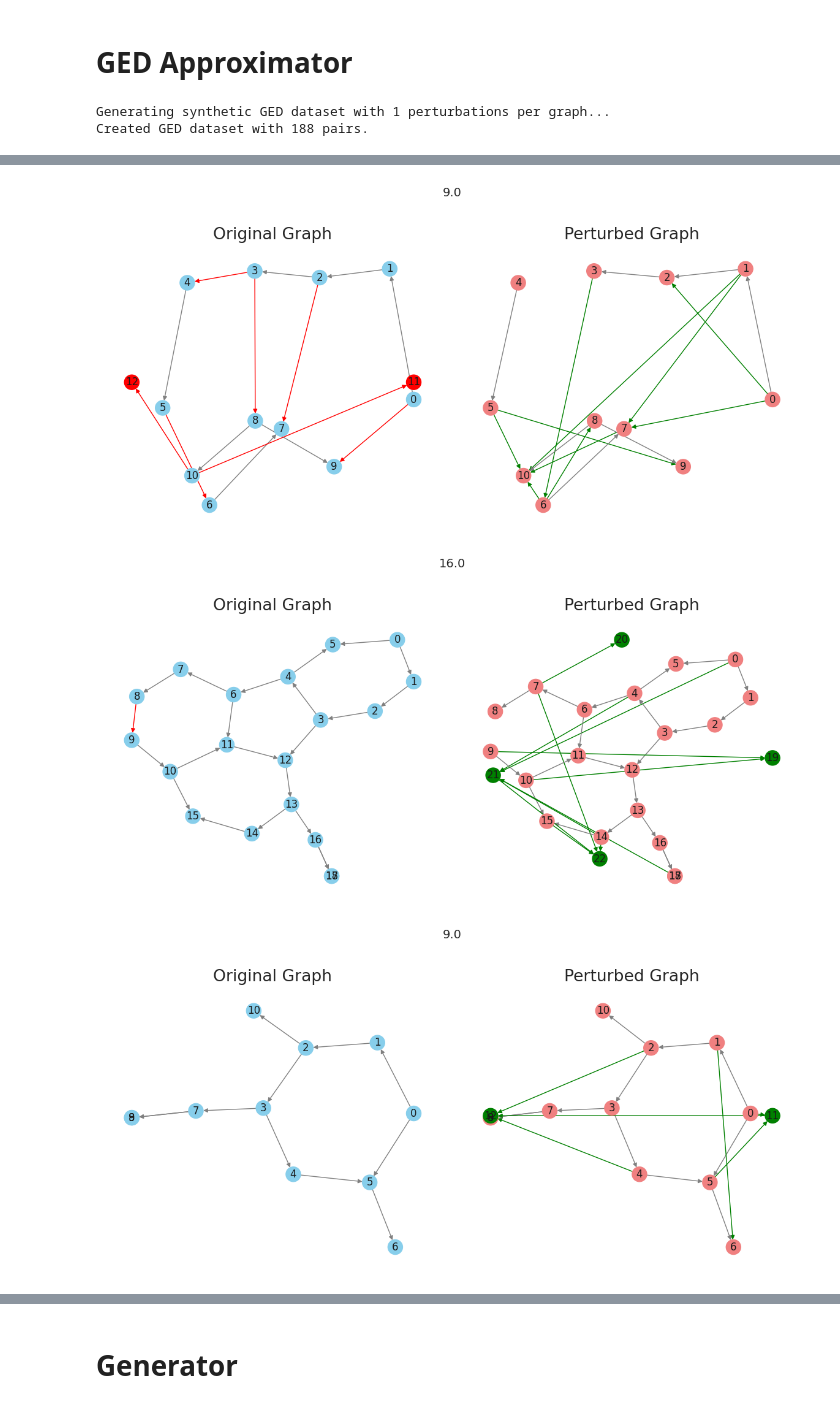
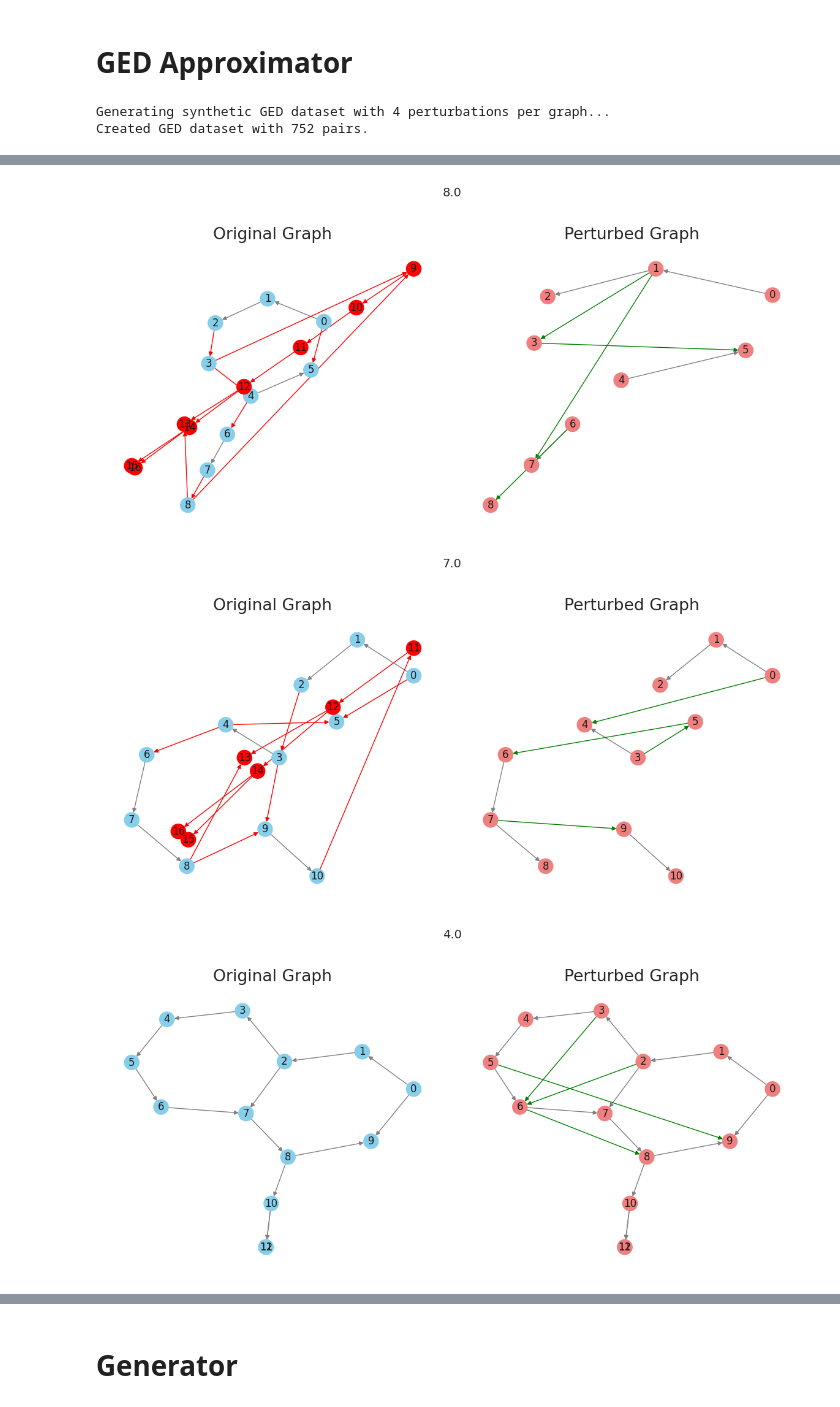
Before and after one commit to Tiny-Quant/GNN-EGG, a Jupyter notebook: revisions/Generic_Results_Notebook.ipynb, the cells around one changed output, grey strips where cells are left out. Drawn from its saved outputs; the diff is of its cells as text; code cells hidden in the pictures.

```diff
--- a/revisions/Generic_Results_Notebook.ipynb
+++ b/revisions/Generic_Results_Notebook.ipynb
@@ -76,7 +76,7 @@ from new_src.ged_dataset import create_and_save_ged_dataset, plot_graph_pair
 ged_dataset = create_and_save_ged_dataset(
     data,
     out_path=None,
-    n_perturbations=1,
+    n_perturbations=4,
     node_add_prob=0.5,
     node_remove_prob=0.5,
     edge_add_prob=0.1,
@@ -86,9 +86,9 @@ ged_dataset = create_and_save_ged_dataset(
 print(f"Created GED dataset with {len(ged_dataset)} pairs.")
 
 for i in range(5):
-    g1, g2, ged_norm = ged_dataset[i]
+    g1, g2, ged_norm, _, _ = ged_dataset[i]
     raw_ged = getattr(g1, "raw_ged", ged_norm)
     plot_graph_pair(g1, g2, label=raw_ged)
 # %% [output]
-Generating synthetic GED dataset with 1 perturbations per graph...
-Created GED dataset with 188 pairs.
+Generating synthetic GED dataset with 4 perturbations per graph...
+Created GED dataset with 752 pairs.
@@ -97,4 +97,4 @@ Created GED dataset with 188 pairs.
-[figure, old version]
+[figure, new version]
-[figure, old version]
+[figure, new version]
-[figure, old version]
+[figure, new version]
 # %%
```
Also changed, not shown: parts of 10 cells of this notebook, 2 other files.
